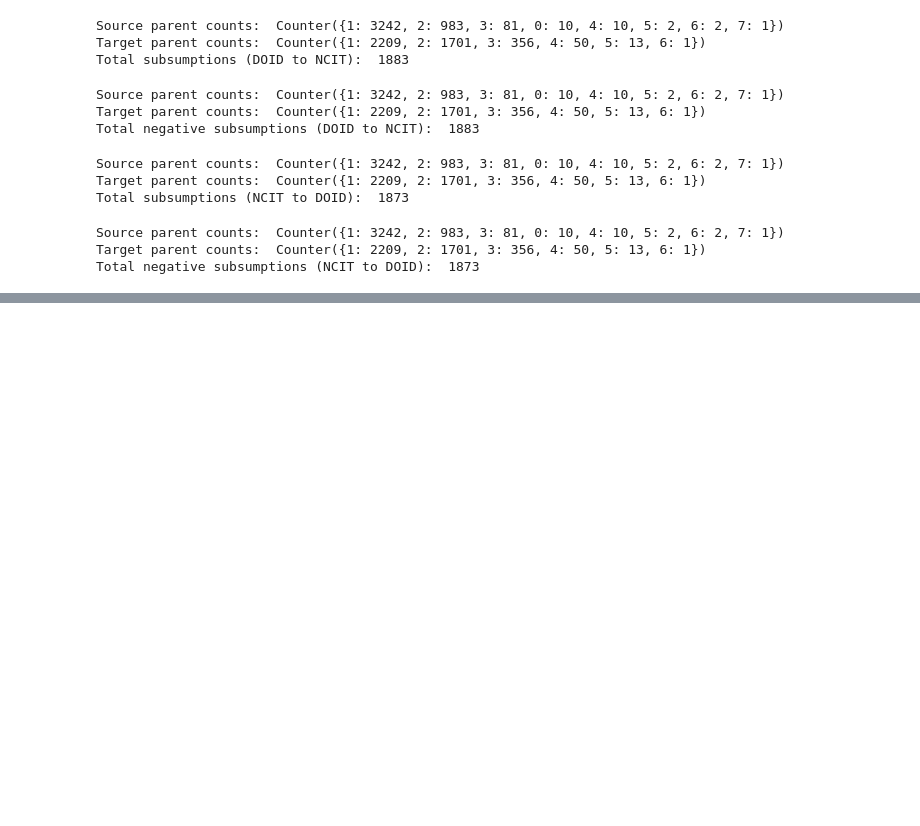
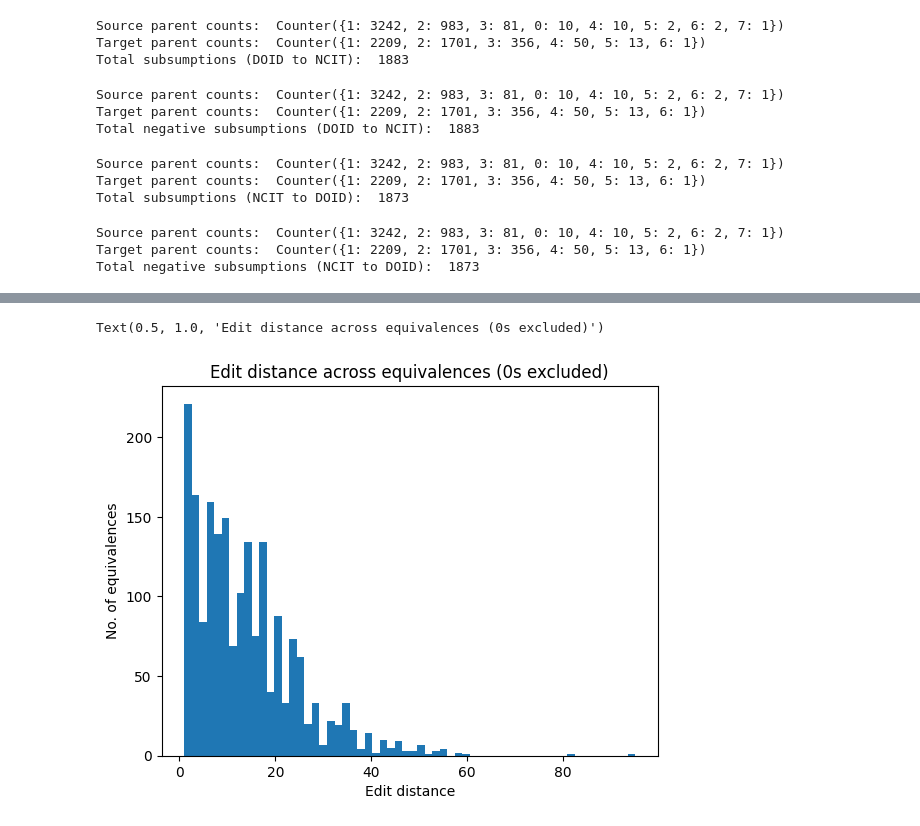
Before and after one commit to stellaevat/ontology-mapping, a Jupyter notebook: colabs/load_and_extract.ipynb, the cells around one changed output, grey strips where cells are left out. Cells and saved outputs as stored; diff of their text form; code cells hidden in the pictures; blank space fills up the shorter version.

```diff
--- a/colabs/load_and_extract.ipynb
+++ b/colabs/load_and_extract.ipynb
@@ -158,0 +187,8 @@ write_mappings(neg_ncit_to_doid_subs, "neg_subs_ncit2doid.csv")
+# %%
+plt.hist(distances[distances != 0], bins=len(dist_distribution))
+plt.xlabel("Edit distance")
+plt.ylabel("No. of equivalences")
+plt.title("Edit distance across equivalences (0s excluded)")
+# %% [output]
+Text(0.5, 1.0, 'Edit distance across equivalences (0s excluded)')
+[figure, added]
```
Also changed, not shown: parts of 28 cells of this notebook.
